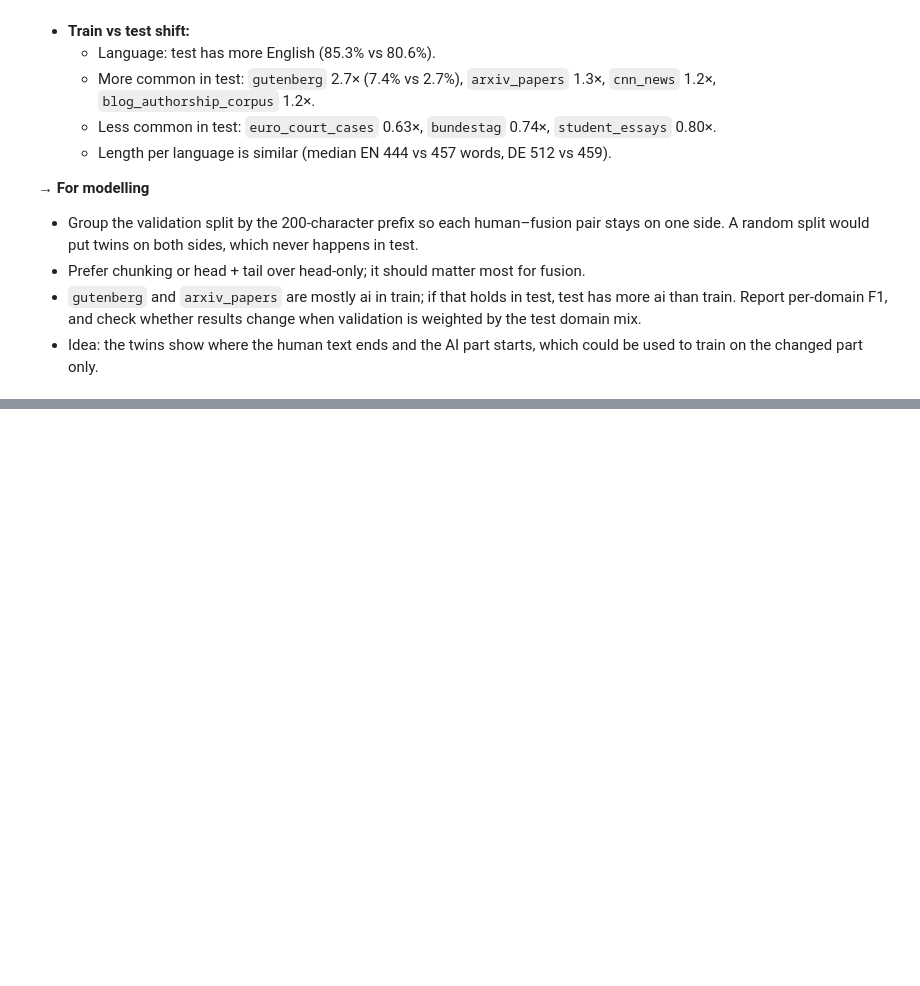
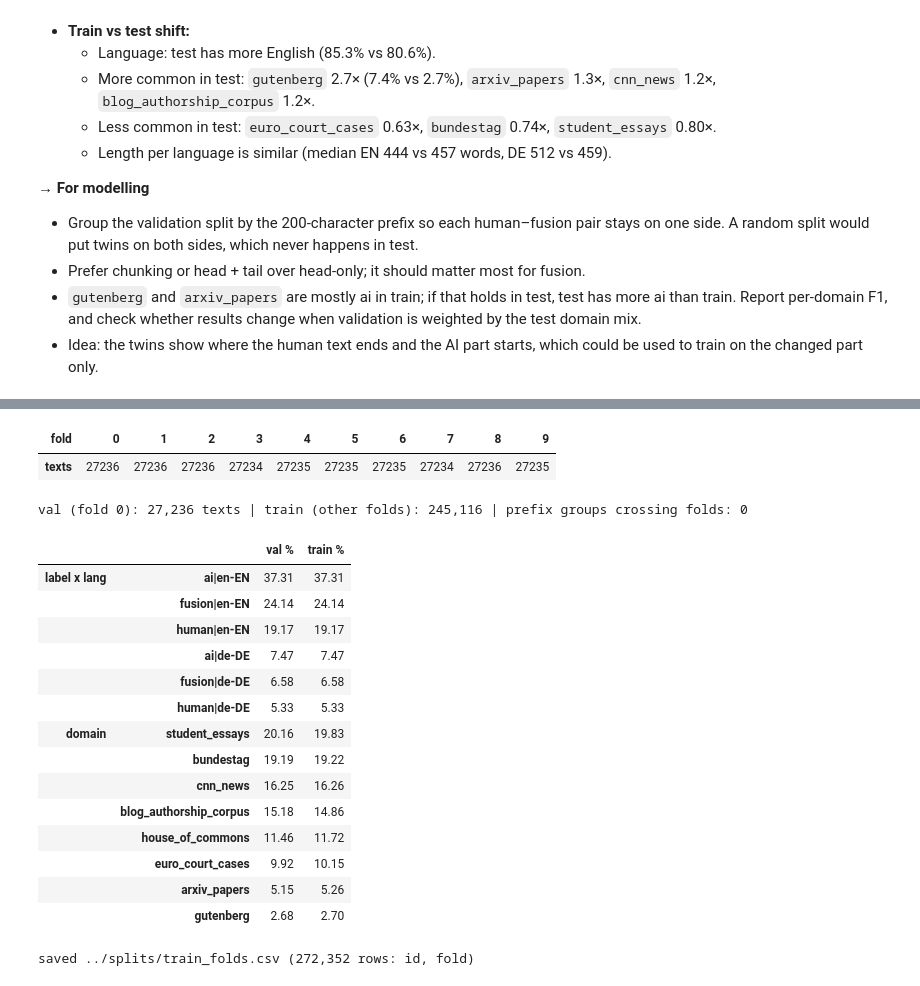
Before and after one commit to ruzhylopv/aiGeneratedTextDetection-ai-hw3, a Jupyter notebook: notebooks/eda.ipynb, the cells around one changed output, grey strips where cells are left out. Saved outputs shown, nothing was run; the diff lists cells and outputs as text; code cells hidden in the pictures; blank space fills up the shorter version.

Commit message:
add a constant fold split

```diff
--- a/notebooks/eda.ipynb
+++ b/notebooks/eda.ipynb
@@ -909 +922,57 @@ plt.show()
+# %%
+from sklearn.model_selection import StratifiedGroupKFold
+
+N_FOLDS = 10  # one fold ~ 27k texts, close to the test size (25k)
+VAL_FOLD = 0  # the fixed validation fold used for every comparison
+SPLIT_PATH = Path("../splits/train_folds.csv")
+
+strata = train["label"] + "|" + train["lang"]  # same label x language shares in every fold
+cv = StratifiedGroupKFold(n_splits=N_FOLDS, shuffle=True, random_state=SEED)
+folds = np.full(len(train), -1)
+for k, (_, idx) in enumerate(cv.split(train, strata, groups=train["prefix"])):  # twins share a prefix
+    folds[idx] = k
+train["fold"] = folds
+train["fold"].value_counts().sort_index().rename("texts").to_frame().T
+# %% [output]
+| fold | 0 | 1 | 2 | 3 | 4 | 5 | 6 | 7 | 8 | 9 |
+| texts | 27236 | 27236 | 27236 | 27234 | 27235 | 27235 | 27235 | 27234 | 27236 | 27235 |
+# %%
+is_val = train["fold"] == VAL_FOLD
+assert (train["fold"] >= 0).all(), "some rows have no fold"
+assert train.groupby("prefix")["fold"].nunique().max() == 1, "a prefix group crosses folds"
+
+
+def split_shares(col):
+    """Share (%) of each value in the validation fold vs the training folds."""
+    return pd.DataFrame({
+        "val %": 100 * col[is_val].value_counts(normalize=True),
+        "train %": 100 * col[~is_val].value_counts(normalize=True),
+    }).round(2)
+
+
+print(f"val (fold {VAL_FOLD}): {is_val.sum():,} texts | train (other folds): {(~is_val).sum():,} | "
+      f"prefix groups crossing folds: 0")
+display(pd.concat({"label x lang": split_shares(strata), "domain": split_shares(train["domain"])}))
+
+SPLIT_PATH.parent.mkdir(exist_ok=True)
+train[["id", "fold"]].to_csv(SPLIT_PATH, index=False)
+print(f"saved {SPLIT_PATH} ({len(train):,} rows: id, fold)")
+# %% [output]
+val (fold 0): 27,236 texts | train (other folds): 245,116 | prefix groups crossing folds: 0
+|  |  | val % | train % |
+| label x lang | ai|en-EN | 37.31 | 37.31 |
+|  | fusion|en-EN | 24.14 | 24.14 |
+|  | human|en-EN | 19.17 | 19.17 |
+|  | ai|de-DE | 7.47 | 7.47 |
+|  | fusion|de-DE | 6.58 | 6.58 |
+|  | human|de-DE | 5.33 | 5.33 |
+| domain | student_essays | 20.16 | 19.83 |
+|  | bundestag | 19.19 | 19.22 |
+|  | cnn_news | 16.25 | 16.26 |
+|  | blog_authorship_corpus | 15.18 | 14.86 |
+|  | house_of_commons | 11.46 | 11.72 |
+|  | euro_court_cases | 9.92 | 10.15 |
+|  | arxiv_papers | 5.15 | 5.26 |
+|  | gutenberg | 2.68 | 2.70 |
+saved ../splits/train_folds.csv (272,352 rows: id, fold)
 # %% [markdown]
```
Also changed, not shown: parts of 2 cells of this notebook, 1 other file.
